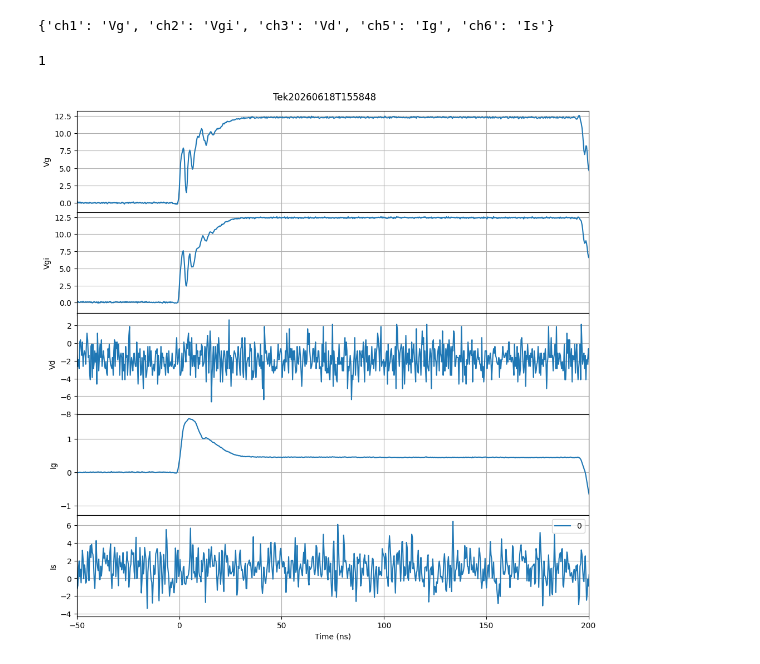
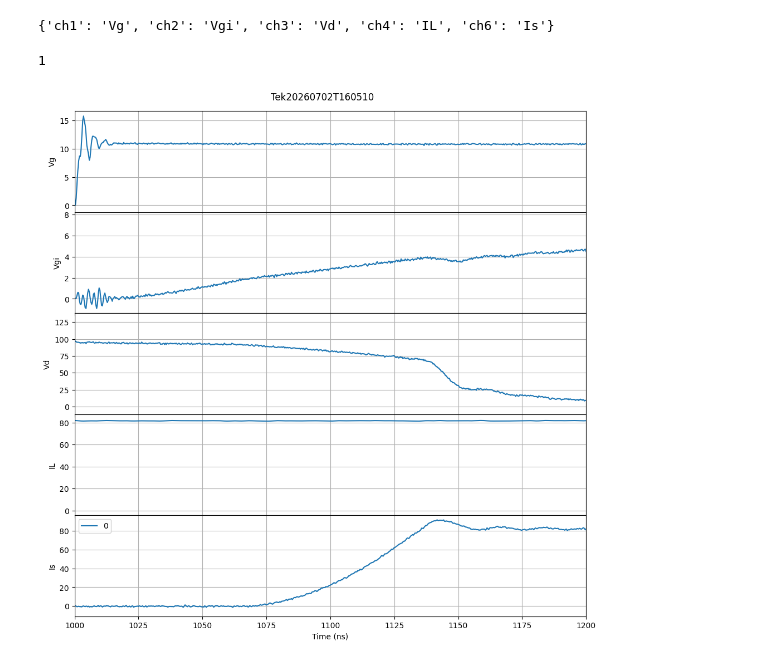
Before and after one commit to End1essNight/DP_Algorithm, a Jupyter notebook: tss_all_channel_plot.ipynb, the cells around one changed output. Cells and saved outputs as stored; diff of their text form; code cells hidden in the pictures.

```diff
--- a/tss_all_channel_plot.ipynb
+++ b/tss_all_channel_plot.ipynb
@@ -9,37 +9,37 @@ def find_file(filename, search_dir):
             return root
     return None
 # %%
-folder = r'Y:\TESTDATA\DP\2026\06\18'
-tss_file = 'Tek20260618T155848.tss'
+folder = r'Y:\TESTDATA\DP\2026\07\02'
+tss_file = 'Tek20260702T160510.tss'
 path = find_file(tss_file, folder)
 tss = TSSFile(path, tss_file, source='Local')
 channel_labels = tss.channel_labels
 num = len(channel_labels.keys())
 print(channel_labels)
 # %% [output]
-{'ch1': 'Vg', 'ch2': 'Vgi', 'ch3': 'Vd', 'ch5': 'Ig', 'ch6': 'Is'}
+{'ch1': 'Vg', 'ch2': 'Vgi', 'ch3': 'Vd', 'ch4': 'IL', 'ch6': 'Is'}
 # %%
 fig, axs = plt.subplots(num, 1, sharex=True, figsize=(10, num*2))
 fig.suptitle(tss_file[:-4])
 fig.tight_layout()
 fig.subplots_adjust(hspace=0)
 time1 = tss.waveforms[list(channel_labels.keys())[0]].time_for_frame()*1e9
 print(tss.waveforms[list(channel_labels.keys())[0]].frame_count)
 
 for i in [0]:
     index = 0
     for channel in channel_labels.keys():
         values = tss.waveforms[channel].values_for_frame(i)
         axs[index].plot(time1, values, label=i)
         axs[index].set_ylabel(channel_labels[channel])
         axs[index].grid(True)
         index += 1
 
 plt.legend()
 plt.xlabel('Time (ns)')
-plt.xlim([-50, 200])
+plt.xlim([1000, 1200])
 #plt.legend(loc='best')
 plt.show()
 # %% [output]
 1
-[figure, old version]
+[figure, new version]
```
Also changed, not shown: 12 other files.
